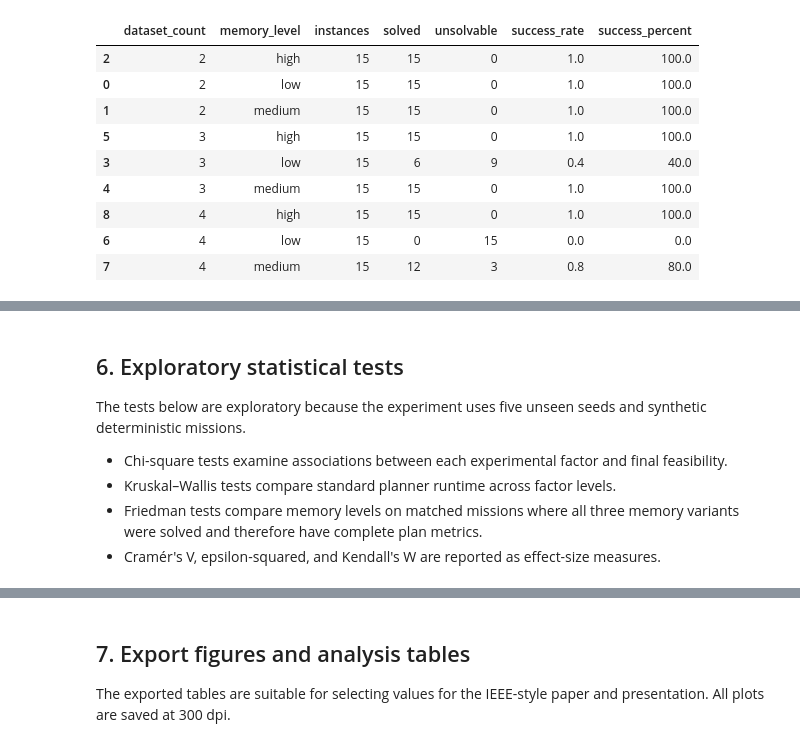
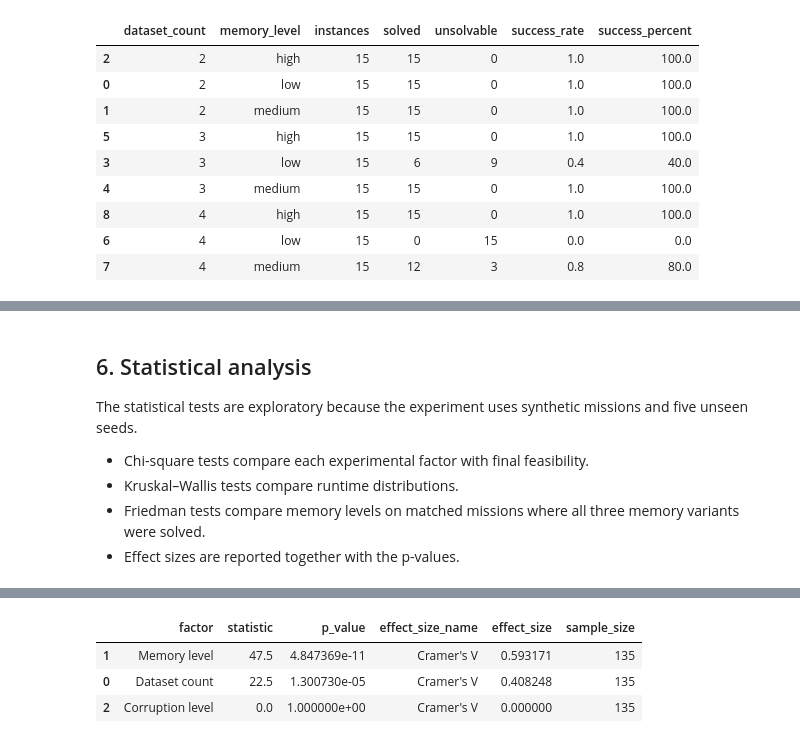
Before and after one commit to egjinaj/planetary-rover-experimental-study, a Jupyter notebook: notebooks/battery_rover_experiment_analysis.ipynb, the cells around one changed output, grey strips where cells are left out. Saved outputs shown, nothing was run; the diff lists cells and outputs as text; code cells hidden in the pictures.

```diff
--- a/notebooks/battery_rover_experiment_analysis.ipynb
+++ b/notebooks/battery_rover_experiment_analysis.ipynb
@@ -797,12 +897,12 @@ plt.show()
 # %% [markdown]
-## 6. Exploratory statistical tests
+## 6. Statistical analysis
 
-The tests below are exploratory because the experiment uses five unseen seeds and synthetic deterministic missions.
+The statistical tests are exploratory because the experiment uses synthetic missions and five unseen seeds.
 
-- Chi-square tests examine associations between each experimental factor and final feasibility.
-- Kruskal–Wallis tests compare standard planner runtime across factor levels.
-- Friedman tests compare memory levels on matched missions where all three memory variants were solved and therefore have complete plan metrics.
-- Cramér's V, epsilon-squared, and Kendall's W are reported as effect-size measures.
+- Chi-square tests compare each experimental factor with final feasibility.
+- Kruskal–Wallis tests compare runtime distributions.
+- Friedman tests compare memory levels on matched missions where all three memory variants were solved.
+- Effect sizes are reported together with the p-values.
 # %%
 def cramers_v(contingency_table: pd.DataFrame) -> tuple:
     """Return chi-square results and Cramér's V."""
@@ -1025,7 +1125,54 @@ display(matched_tests)
 | 0 | Matched memory comparison: move_a... | Friedman | 35.292308 | 2.169565e-08 | 2 | Kendall's W | 0.840293 | 21 | ... |
 | 1 | Matched memory comparison: energy... | Friedman | 35.292308 | 2.169565e-08 | 2 | Kendall's W | 0.840293 | 21 | ... |
 | 2 | Matched memory comparison: plan_m... | Friedman | 34.238806 | 3.673988e-08 | 2 | Kendall's W | 0.815210 | 21 | ... |
-# %% [markdown]
-## 7. Export figures and analysis tables
-
-The exported tables are suitable for selecting values for the IEEE-style paper and presentation. All plots are saved at 300 dpi.
+# %%
+feasibility_effect_sizes = (
+    statistical_results_df[
+        statistical_results_df["analysis"]
+        .str.startswith("Feasibility association:")
+    ][
+        [
+            "analysis",
+            "statistic",
+            "p_value",
+            "effect_size_name",
+            "effect_size",
+            "sample_size",
+        ]
+    ]
+    .copy()
+)
+
+factor_names = {
+    "dataset_count": "Dataset count",
+    "memory_level": "Memory level",
+    "corruption_level": "Corruption level",
+}
+
+feasibility_effect_sizes["factor"] = (
+    feasibility_effect_sizes["analysis"]
+    .str.split(": ", n=1)
+    .str[-1]
+    .map(factor_names)
+)
+
+feasibility_effect_sizes = feasibility_effect_sizes[
+    [
+        "factor",
+        "statistic",
+        "p_value",
+        "effect_size_name",
+        "effect_size",
+        "sample_size",
+    ]
+].sort_values(
+    "effect_size",
+    ascending=False,
+)
+
+display(feasibility_effect_sizes)
+# %% [output]
+|  | factor | statistic | p_value | effect_size_name | effect_size | sample_size |
+| 1 | Memory level | 47.5 | 4.847369e-11 | Cramer's V | 0.593171 | 135 |
+| 0 | Dataset count | 22.5 | 1.300730e-05 | Cramer's V | 0.408248 | 135 |
+| 2 | Corruption level | 0.0 | 1.000000e+00 | Cramer's V | 0.000000 | 135 |
```
Also changed, not shown: parts of 33 cells of this notebook, 16 other files.
